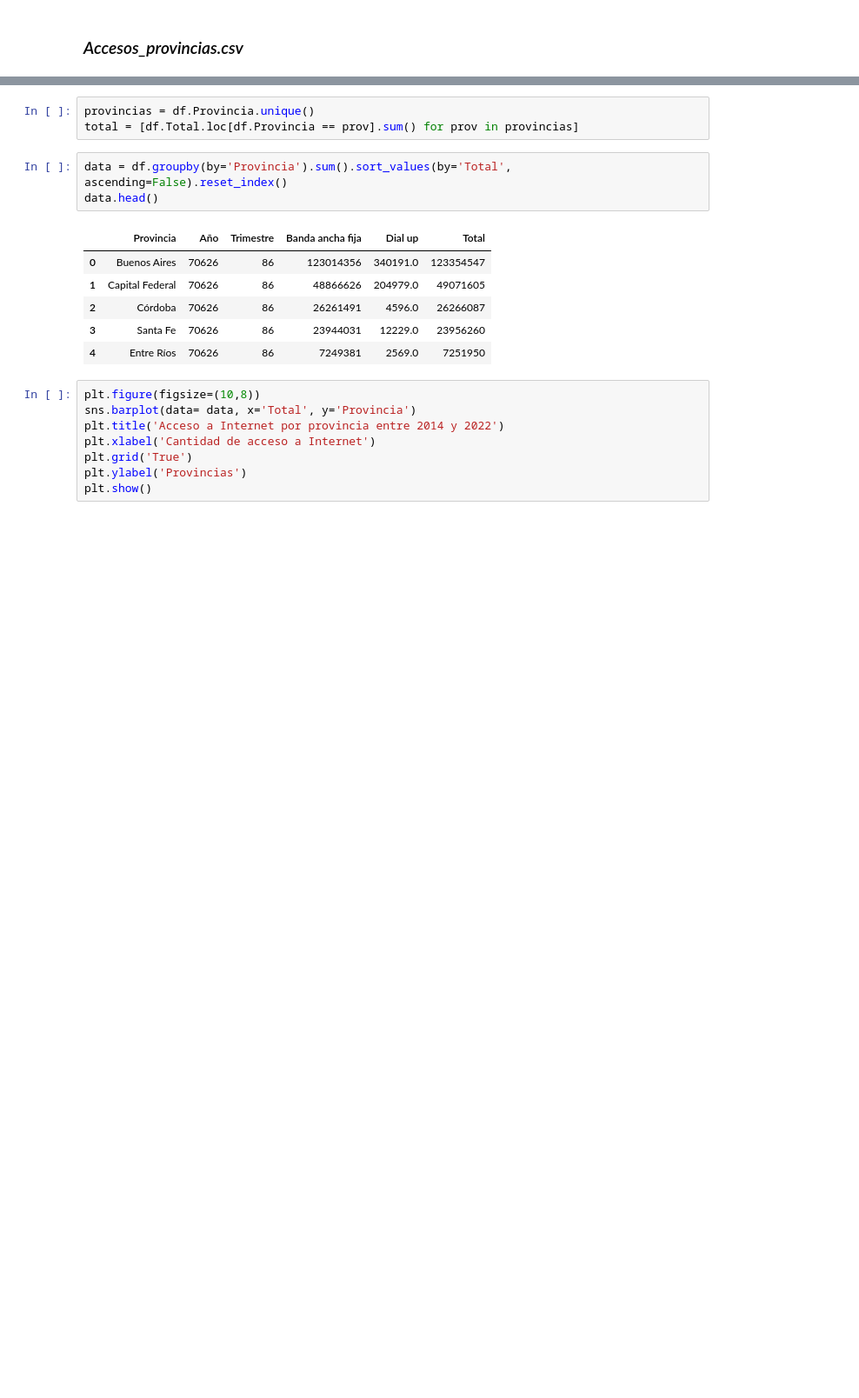
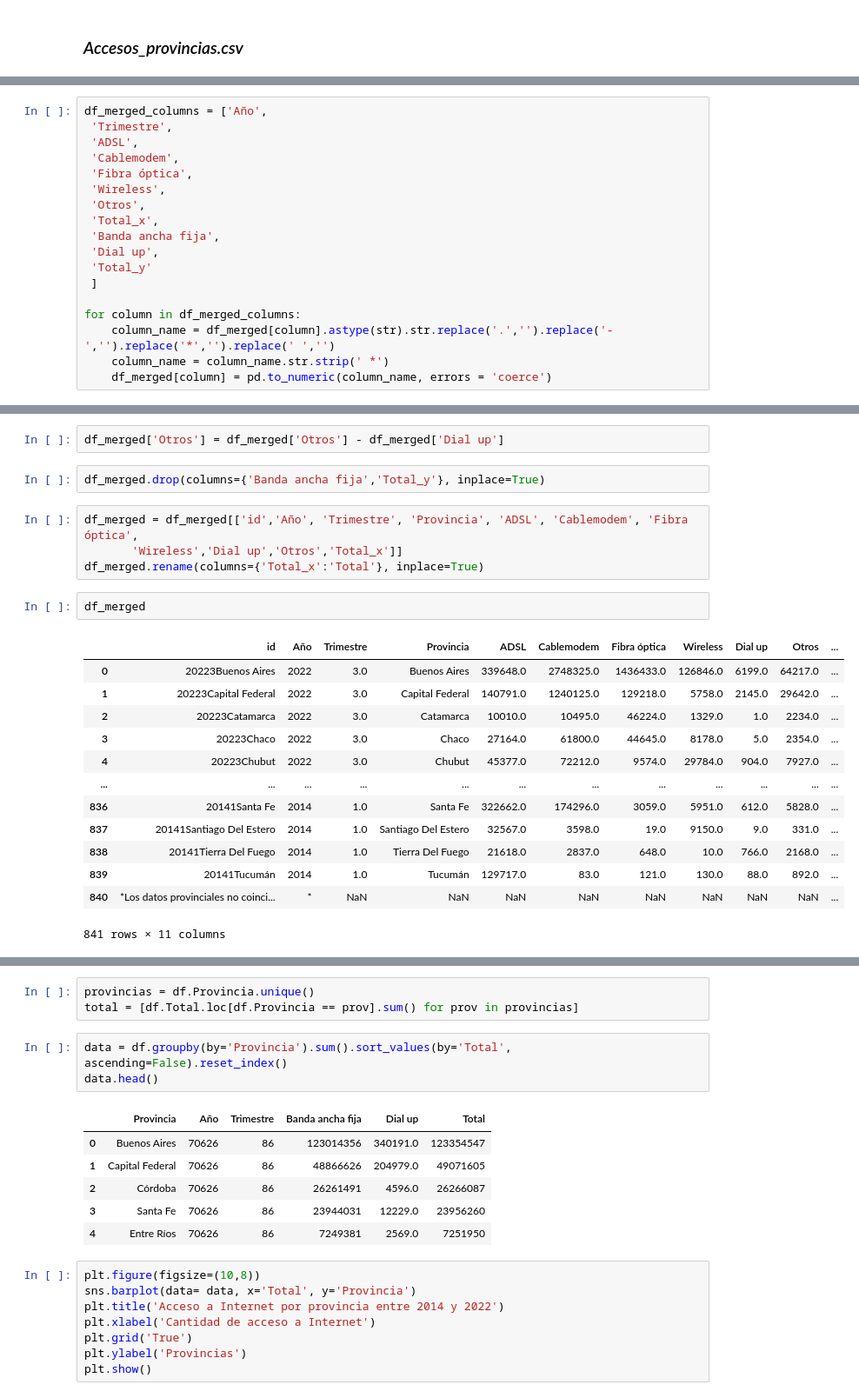
Before and after one commit to uriellmendezz/Analisis_Telecomunicaciones, a Jupyter notebook: EDA.ipynb, the cells around one changed output, grey strips where cells are left out. Shown at 87% size. Saved outputs shown, nothing was run; the diff lists cells and outputs as text; blank space fills up the shorter version.

```diff
--- a/EDA.ipynb
+++ b/EDA.ipynb
@@ -25,0 +93,18 @@ for index, file in enumerate(files):
+# %%
+df_merged_columns = ['Año',
+ 'Trimestre',
+ 'ADSL',
+ 'Cablemodem',
+ 'Fibra óptica',
+ 'Wireless',
+ 'Otros',
+ 'Total_x',
+ 'Banda ancha fija',
+ 'Dial up',
+ 'Total_y'
+ ]
+
+for column in df_merged_columns:
+    column_name = df_merged[column].astype(str).str.replace('.','').replace('-','').replace('*','').replace(' ','')
+    column_name = column_name.str.strip(' *')
+    df_merged[column] = pd.to_numeric(column_name, errors = 'coerce')
@@ -25,0 +118,24 @@ for index, file in enumerate(files):
+# %%
+df_merged['Otros'] = df_merged['Otros'] - df_merged['Dial up']
+# %%
+df_merged.drop(columns={'Banda ancha fija','Total_y'}, inplace=True)
+# %%
+df_merged = df_merged[['id','Año', 'Trimestre', 'Provincia', 'ADSL', 'Cablemodem', 'Fibra óptica',
+       'Wireless','Dial up','Otros','Total_x']]
+df_merged.rename(columns={'Total_x':'Total'}, inplace=True)
+# %%
+df_merged
+# %% [output]
+|  | id | Año | Trimestre | Provincia | ADSL | Cablemodem | Fibra óptica | Wireless | Dial up | Otros | ... |
+| 0 | 20223Buenos Aires | 2022 | 3.0 | Buenos Aires | 339648.0 | 2748325.0 | 1436433.0 | 126846.0 | 6199.0 | 64217.0 | ... |
+| 1 | 20223Capital Federal | 2022 | 3.0 | Capital Federal | 140791.0 | 1240125.0 | 129218.0 | 5758.0 | 2145.0 | 29642.0 | ... |
+| 2 | 20223Catamarca | 2022 | 3.0 | Catamarca | 10010.0 | 10495.0 | 46224.0 | 1329.0 | 1.0 | 2234.0 | ... |
+| 3 | 20223Chaco | 2022 | 3.0 | Chaco | 27164.0 | 61800.0 | 44645.0 | 8178.0 | 5.0 | 2354.0 | ... |
+| 4 | 20223Chubut | 2022 | 3.0 | Chubut | 45377.0 | 72212.0 | 9574.0 | 29784.0 | 904.0 | 7927.0 | ... |
+| ... | ... | ... | ... | ... | ... | ... | ... | ... | ... | ... | ... |
+| 836 | 20141Santa Fe | 2014 | 1.0 | Santa Fe | 322662.0 | 174296.0 | 3059.0 | 5951.0 | 612.0 | 5828.0 | ... |
+| 837 | 20141Santiago Del Estero | 2014 | 1.0 | Santiago Del Estero | 32567.0 | 3598.0 | 19.0 | 9150.0 | 9.0 | 331.0 | ... |
+| 838 | 20141Tierra Del Fuego | 2014 | 1.0 | Tierra Del Fuego | 21618.0 | 2837.0 | 648.0 | 10.0 | 766.0 | 2168.0 | ... |
+| 839 | 20141Tucumán | 2014 | 1.0 | Tucumán | 129717.0 | 83.0 | 121.0 | 130.0 | 88.0 | 892.0 | ... |
+| 840 | *Los datos provinciales no coinci... | * | NaN | NaN | NaN | NaN | NaN | NaN | NaN | NaN | ... |
+841 rows × 11 columns
```
Also changed, not shown: parts of 20 cells of this notebook, 14 other files.
